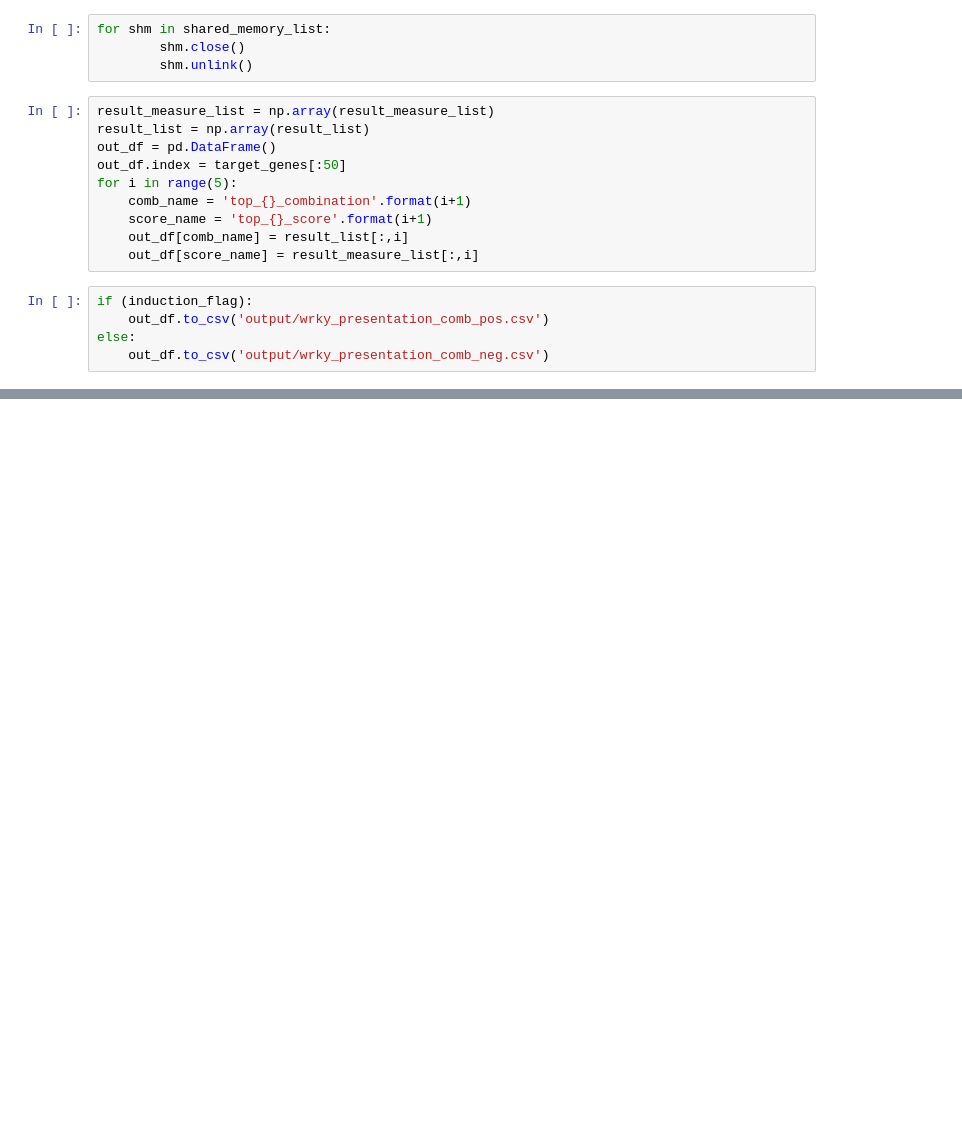
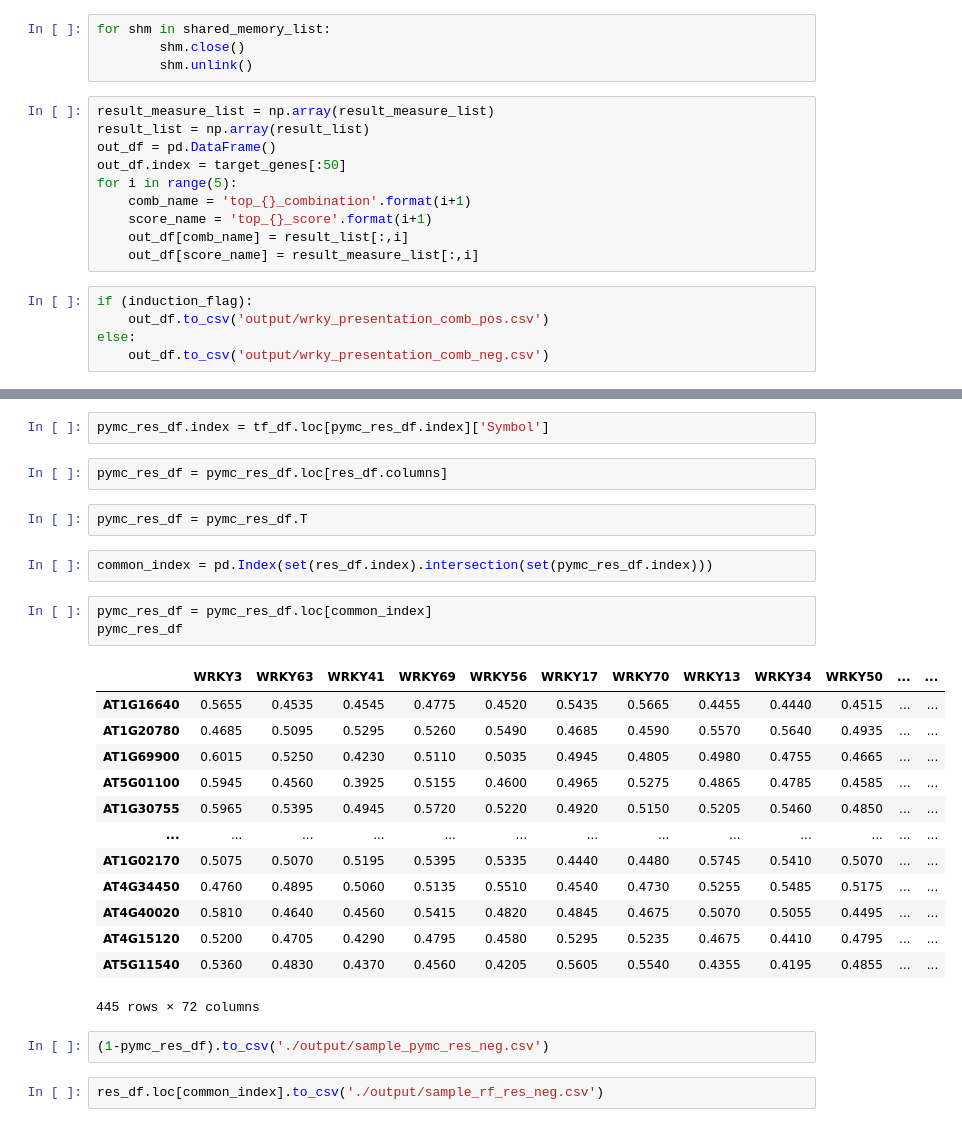
Before and after one commit to IcyFermion/feature_synergy, a Jupyter notebook: exp_wrky_perturb.ipynb, the cells around one changed output, grey strips where cells are left out. Cells and saved outputs as stored; diff of their text form; blank space fills up the shorter version.

```diff
--- a/exp_wrky_perturb.ipynb
+++ b/exp_wrky_perturb.ipynb
@@ -310,0 +277,29 @@ else:
+# %%
+pymc_res_df.index = tf_df.loc[pymc_res_df.index]['Symbol']
+# %%
+pymc_res_df = pymc_res_df.loc[res_df.columns]
+# %%
+pymc_res_df = pymc_res_df.T
+# %%
+common_index = pd.Index(set(res_df.index).intersection(set(pymc_res_df.index)))
+# %%
+pymc_res_df = pymc_res_df.loc[common_index]
+pymc_res_df
+# %% [output]
+|  | WRKY3 | WRKY63 | WRKY41 | WRKY69 | WRKY56 | WRKY17 | WRKY70 | WRKY13 | WRKY34 | WRKY50 | ... | ... |
+| AT1G16640 | 0.5655 | 0.4535 | 0.4545 | 0.4775 | 0.4520 | 0.5435 | 0.5665 | 0.4455 | 0.4440 | 0.4515 | ... | ... |
+| AT1G20780 | 0.4685 | 0.5095 | 0.5295 | 0.5260 | 0.5490 | 0.4685 | 0.4590 | 0.5570 | 0.5640 | 0.4935 | ... | ... |
+| AT1G69900 | 0.6015 | 0.5250 | 0.4230 | 0.5110 | 0.5035 | 0.4945 | 0.4805 | 0.4980 | 0.4755 | 0.4665 | ... | ... |
+| AT5G01100 | 0.5945 | 0.4560 | 0.3925 | 0.5155 | 0.4600 | 0.4965 | 0.5275 | 0.4865 | 0.4785 | 0.4585 | ... | ... |
+| AT1G30755 | 0.5965 | 0.5395 | 0.4945 | 0.5720 | 0.5220 | 0.4920 | 0.5150 | 0.5205 | 0.5460 | 0.4850 | ... | ... |
+| ... | ... | ... | ... | ... | ... | ... | ... | ... | ... | ... | ... | ... |
+| AT1G02170 | 0.5075 | 0.5070 | 0.5195 | 0.5395 | 0.5335 | 0.4440 | 0.4480 | 0.5745 | 0.5410 | 0.5070 | ... | ... |
+| AT4G34450 | 0.4760 | 0.4895 | 0.5060 | 0.5135 | 0.5510 | 0.4540 | 0.4730 | 0.5255 | 0.5485 | 0.5175 | ... | ... |
+| AT4G40020 | 0.5810 | 0.4640 | 0.4560 | 0.5415 | 0.4820 | 0.4845 | 0.4675 | 0.5070 | 0.5055 | 0.4495 | ... | ... |
+| AT4G15120 | 0.5200 | 0.4705 | 0.4290 | 0.4795 | 0.4580 | 0.5295 | 0.5235 | 0.4675 | 0.4410 | 0.4795 | ... | ... |
+| AT5G11540 | 0.5360 | 0.4830 | 0.4370 | 0.4560 | 0.4205 | 0.5605 | 0.5540 | 0.4355 | 0.4195 | 0.4855 | ... | ... |
+445 rows × 72 columns
+# %%
+(1-pymc_res_df).to_csv('./output/sample_pymc_res_neg.csv')
+# %%
+res_df.loc[common_index].to_csv('./output/sample_rf_res_neg.csv')
```
Also changed, not shown: parts of 30 cells of this notebook, 2 other files.
